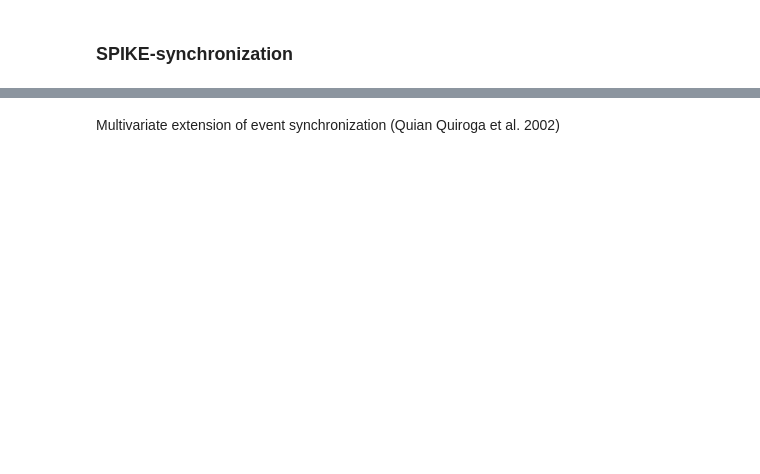
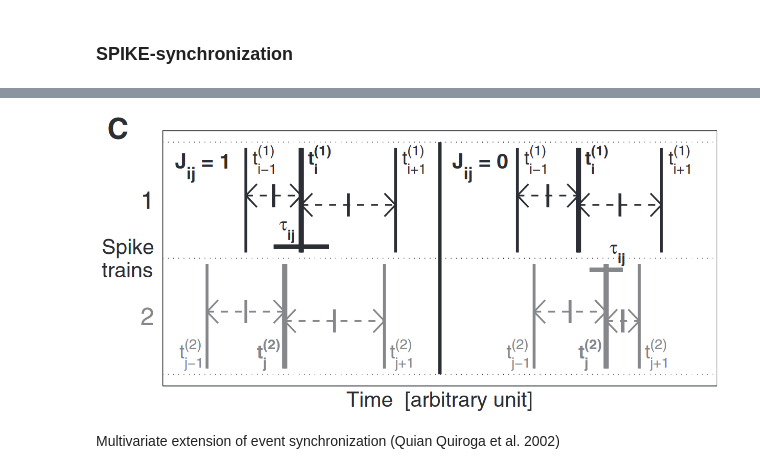
Before and after one commit to mwprestonjr/spike_synchrony, a Jupyter notebook: notebooks/demo_pyspike.ipynb, the cells around one changed output, grey strips where cells are left out. Saved outputs shown, nothing was run; the diff lists cells and outputs as text; code cells hidden in the pictures; blank space fills up the shorter version.

```diff
--- a/notebooks/demo_pyspike.ipynb
+++ b/notebooks/demo_pyspike.ipynb
@@ -143,3 +151,7 @@ plt.show()
+# %%
+display.Image('../figures/ipynb_images/kruez_2015_fig1c.png')
+# %% [output]
+[figure, added]
 # %% [markdown]
 Multivariate extension of event synchronization (Quian Quiroga et al. 2002)
 # %%
```
Also changed, not shown: parts of 11 cells of this notebook, 4 other files.
